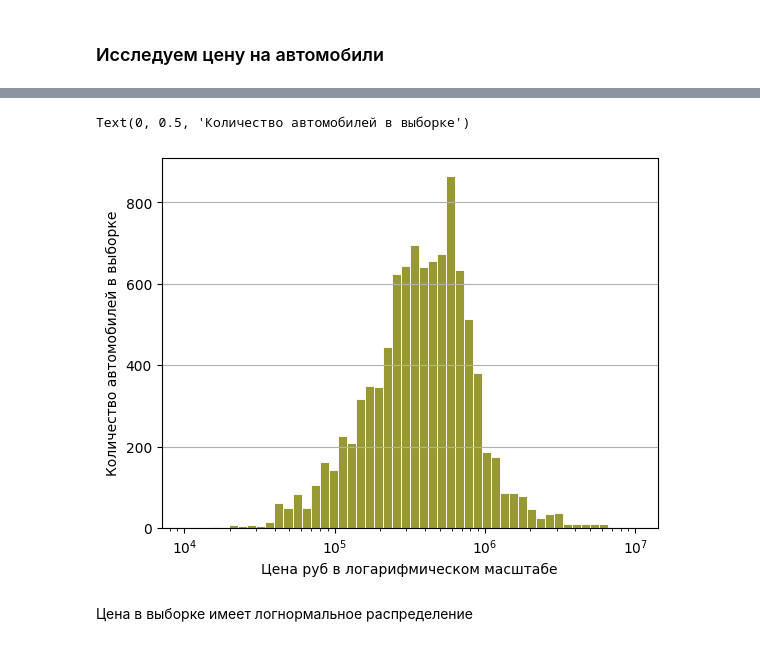
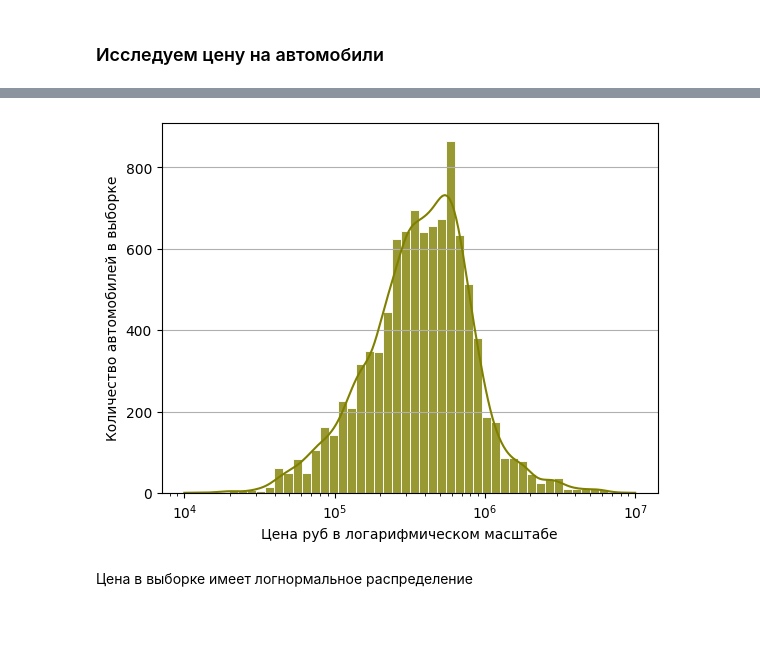
Before and after one commit to LlirikOknessu/tpu-8e21-ai-basis, a Jupyter notebook: Racheev/EDA_Racheev_1.01.ipynb, the cells around one changed output, grey strips where cells are left out. Saved outputs shown, nothing was run; the diff lists cells and outputs as text; code cells hidden in the pictures.

```diff
--- a/Racheev/EDA_Racheev_1.01.ipynb
+++ b/Racheev/EDA_Racheev_1.01.ipynb
@@ -634,5 +762,5 @@ car_table[we].sort_values('name')
 # %%
-car_table = car_table.drop([4270, 5781, 4907])
+car_table = car_table.drop([4270, 5781, 4907, 231])
 car_table.iloc[7398, 8] = '25.0 kmpl'
 car_table = car_table.reset_index()
 del car_table['index']
@@ -664,12 +791,12 @@ plt.show()
 # %%
 fig, ax = plt.subplots()
-sns.histplot(data = car_table, x = 'selling_price', bins = 50, color = 'olive', edgecolor = 'white' , alpha = 0.8, log_scale=True)
+sns.histplot(data = car_table, x = 'selling_price', bins = 50, color = 'olive', edgecolor = 'white', kde = True , alpha = 0.8, log_scale=True)
 plt.grid(axis = 'y')
 plt.xlabel('Цена руб в логарифмическом масштабе')
 plt.ylabel('Количество автомобилей в выборке')
+plt.show()
 # %% [output]
-Text(0, 0.5, 'Количество автомобилей в выборке')
-[figure, old version]
+[figure, new version]
 # %% [markdown]
 Цена в выборке имеет логнормальное распределение
 # %%
```
Also changed, not shown: parts of 217 cells of this notebook, 3 other files.
